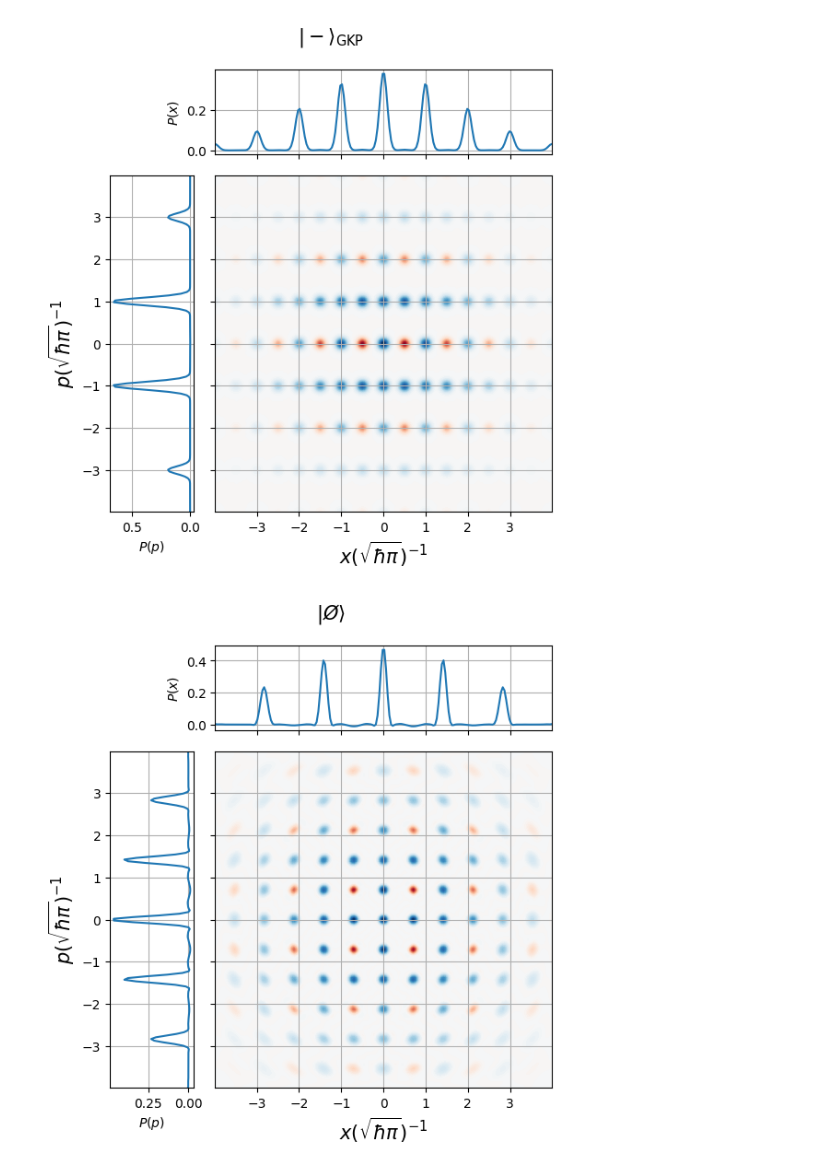
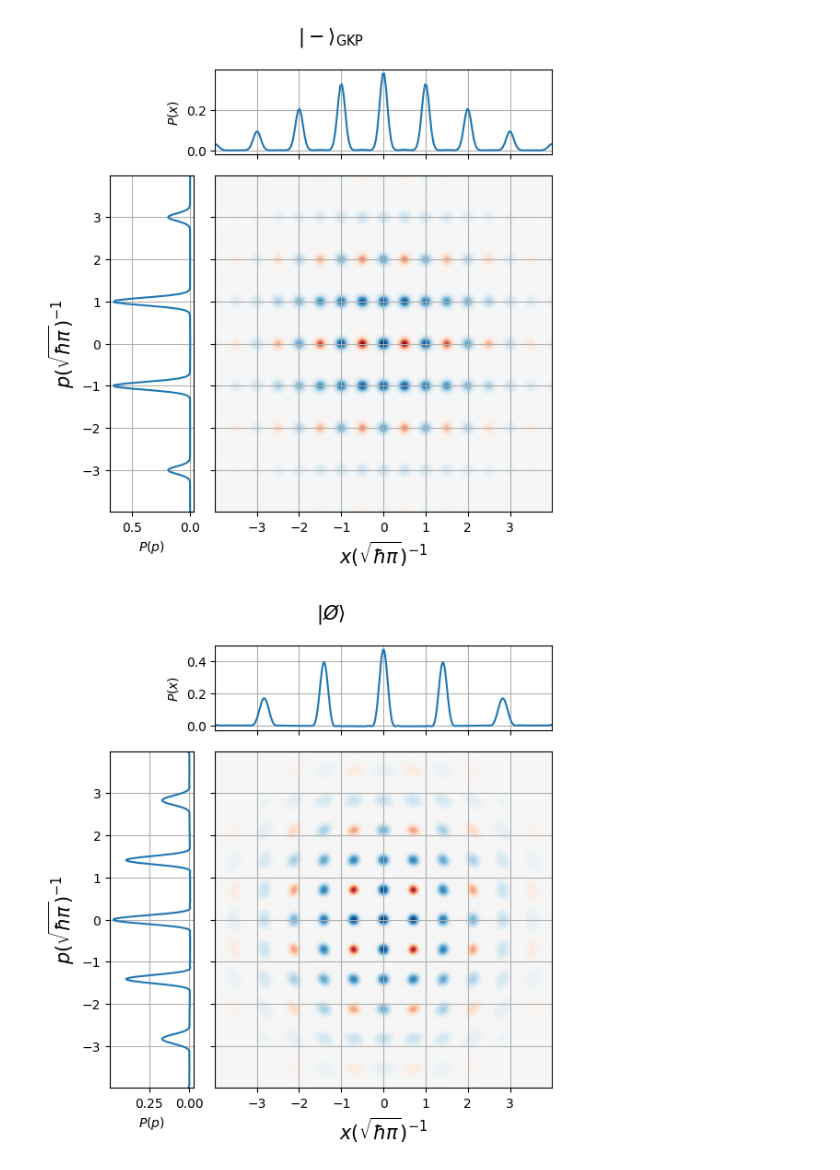
Before and after one commit to qpit/lcg_plus, a Jupyter notebook: figures/GKP_states_wigner.ipynb, the cells around one changed output. Saved outputs shown, nothing was run; the diff lists cells and outputs as text; code cells hidden in the pictures.

```diff
--- a/figures/GKP_states_wigner.ipynb
+++ b/figures/GKP_states_wigner.ipynb
@@ -53,12 +53,12 @@ plt.show()
 [figure]
 # %%
 #Qunaught state
-state = prepare_gkp_coherent(60, 's0')
-x = np.linspace(-10,10,200)
+state = prepare_gkp_coherent(40, 's0', inf=1e-4)
+x = np.linspace(-10,10,300)
 
 W = state.get_wigner(x,x)
 plot_wigner_marginals(W.real, x,x, r'$|\O \rangle$')
 plt.savefig('Qunaught.png',dpi=800)
 plt.show()
 # %% [output]
-[figure, old version]
+[figure, new version]
```
Also changed, not shown: 1 other file.
